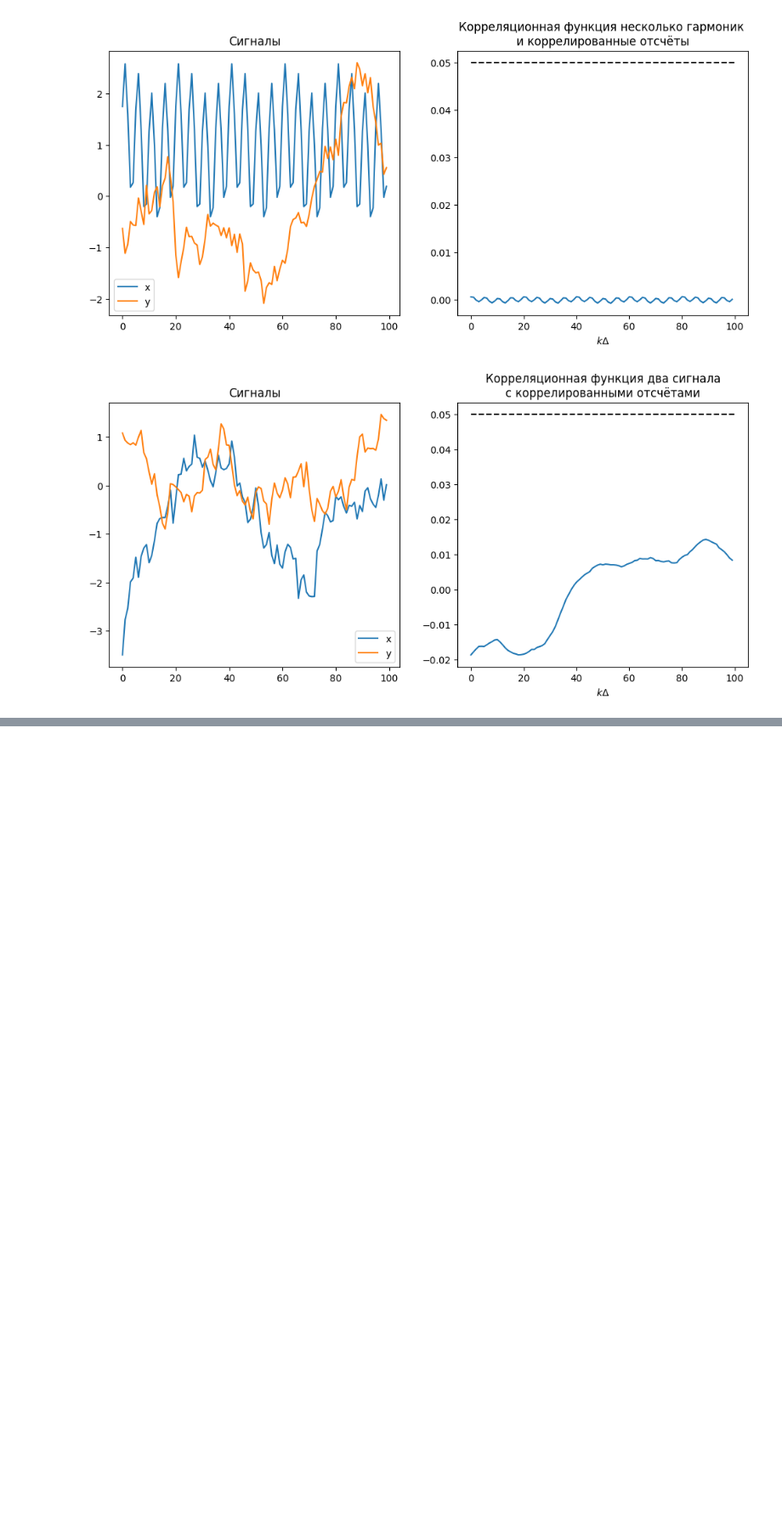
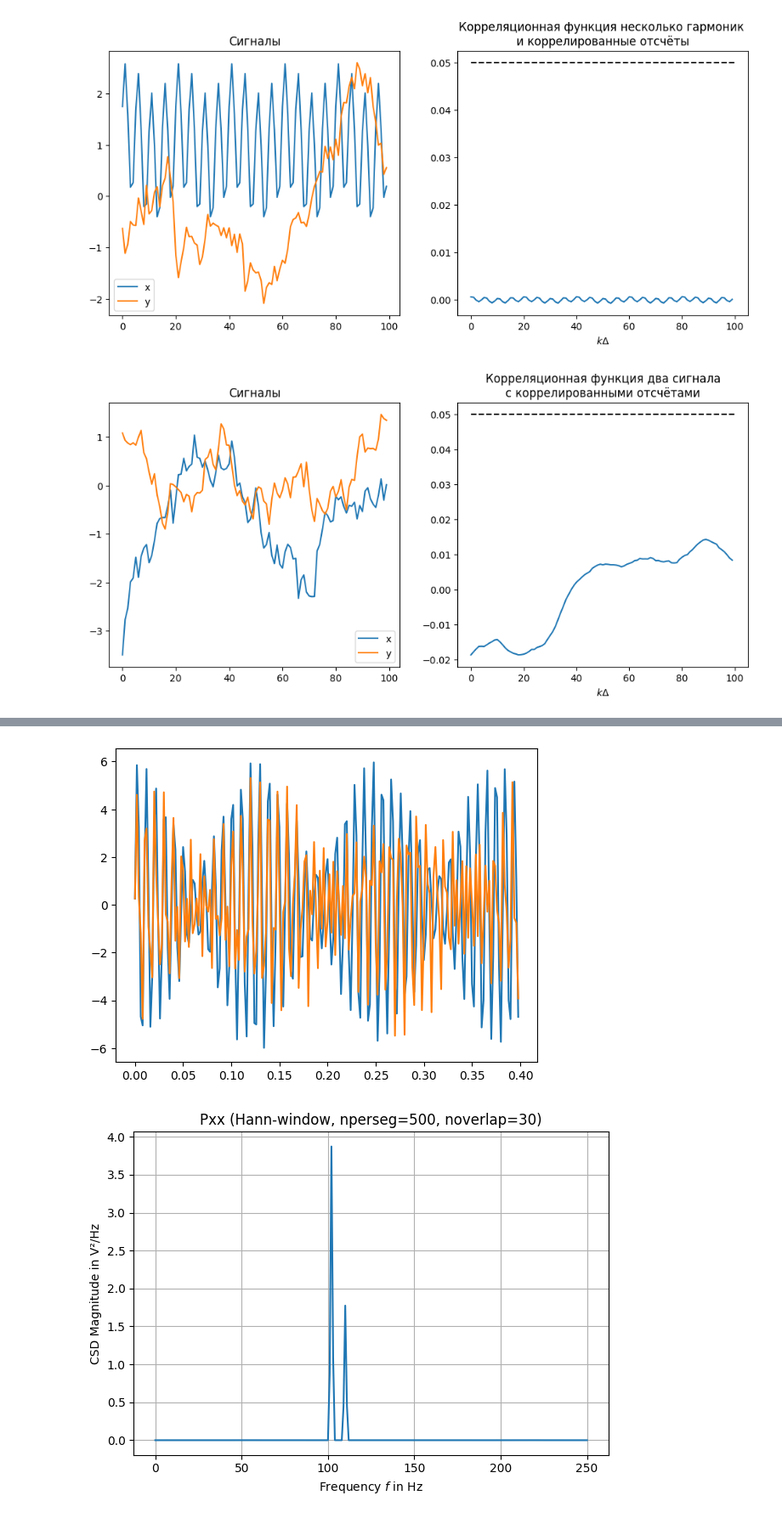
Before and after one commit to ZOaZOaZoa/MAODI, a Jupyter notebook: lab1.ipynb, the cells around one changed output, grey strips where cells are left out. Shown at 85% size. Saved outputs shown, nothing was run; the diff lists cells and outputs as text; code cells hidden in the pictures; blank space fills up the shorter version.

```diff
--- a/lab1.ipynb
+++ b/lab1.ipynb
@@ -336,7 +339,7 @@ def periodogram(x: np.array, delta):
     I = []
 
     i = np.array(range(N))
-    for k in range(int(N / 2)):
+    for k in range(int(N)):
         alpha = x.T @ np.cos( (2 * np.pi * k * i) / N )
         beta = x.T @ np.sin( (2 * np.pi * k * i) / N )
         I.append(delta / N * (alpha ** 2 + beta ** 2))
@@ -349,8 +352,8 @@ def esimate_spe(x: np.array, delta, window):
     Sxx = []
     I = np.array(periodogram(x, delta))
 
-    j = np.arange(-N / 4 + 1, N / 4, 1)
-    for k in range(int(N / 4)):
+    j = np.arange(-N / 2, N / 2, 1)
+    for k in range(int(N / 2)):
         indices = np.abs( np.astype((k - j), np.int16) )
         Sxx.append( I[indices].T @ window(j) )
 
@@ -409,0 +413,37 @@ for title, realization in realizations.items():
+# %%
+N = 1500
+T = 3 # seconds
+delta = T / N
+fs = 1 / delta
+
+k = np.array(range(N + 1))
+t = k * delta
+
+e = np.random.standard_normal(N + 1)
+x = 2 * np.sin(102 * t * 2 * np.pi) + 1.7 * np.sin(102.08 * t * 2 * np.pi) + 2.3 * np.sin(110 * t * 2 * np.pi) + 0.2 * e
+y = 1.6 * np.sin(102.8 * t * 2 * np.pi) + 2.1 * np.sin(110 * t * 2 * np.pi) + 2 * np.sin(210 * t * 2 * np.pi) + 0.2 * e
+plt.plot(t[:200], x[:200])
+plt.plot(t[:200], y[:200])
+plt.show()
+
+# Compute and plot the magnitude of the cross spectral density:
+nperseg, noverlap, win = 500, 30, 'hann'
+
+
+def plot_CSD(csd, csd_name: str):
+    fig0, ax0 = plt.subplots(tight_layout=True)
+    ax0.set_title(f"{csd_name} ({win.title()}-window, {nperseg=}, {noverlap=})")
+    ax0.set(xlabel="Frequency $f$ in Hz", ylabel="CSD Magnitude in V²/Hz")
+    ax0.plot(f, np.abs(csd))
+    ax0.grid()
+    plt.show()
+
+f, Pxx = signal.csd(x, x, fs, win, nperseg, noverlap)
+plot_CSD(Pxx, 'Pxx')
+f, Pyy = signal.csd(y, y, fs, win, nperseg, noverlap)
+plot_CSD(Pyy, 'Pyy')
+f, Pxy = signal.csd(x, y, fs, win, nperseg, noverlap)
+plot_CSD(Pxy, 'Pxy')
+# %% [output]
+[figure, added]
+[figure, added]
```
Also changed, not shown: parts of 3 cells of this notebook, 1 other file.
